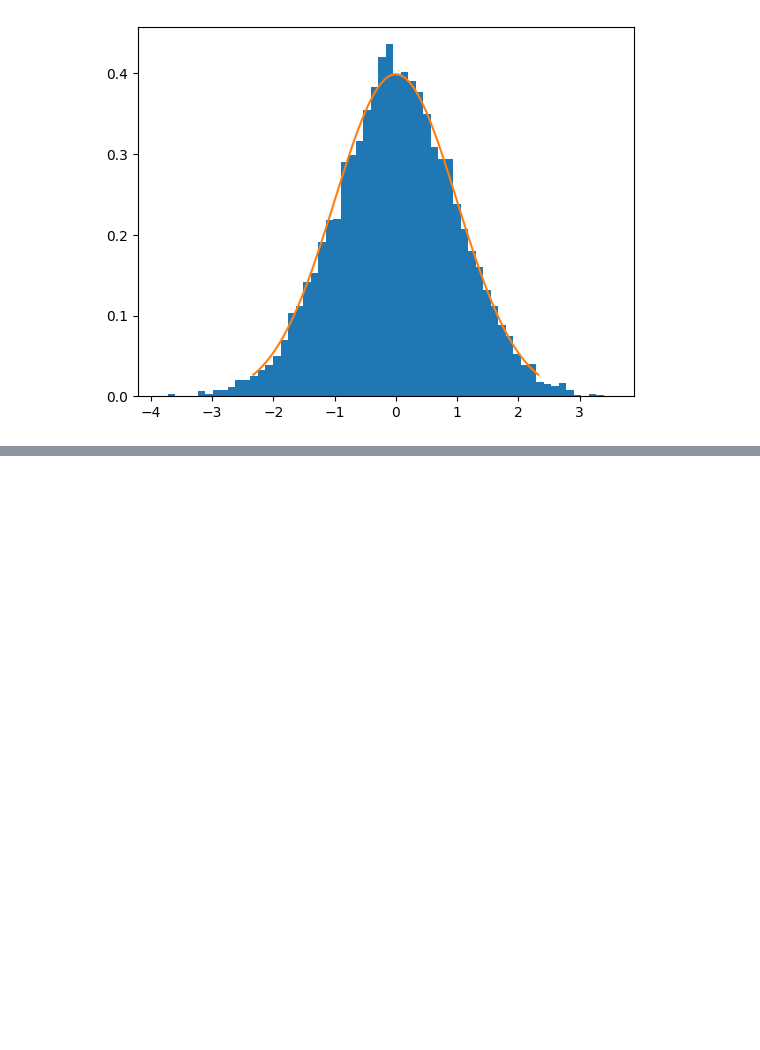
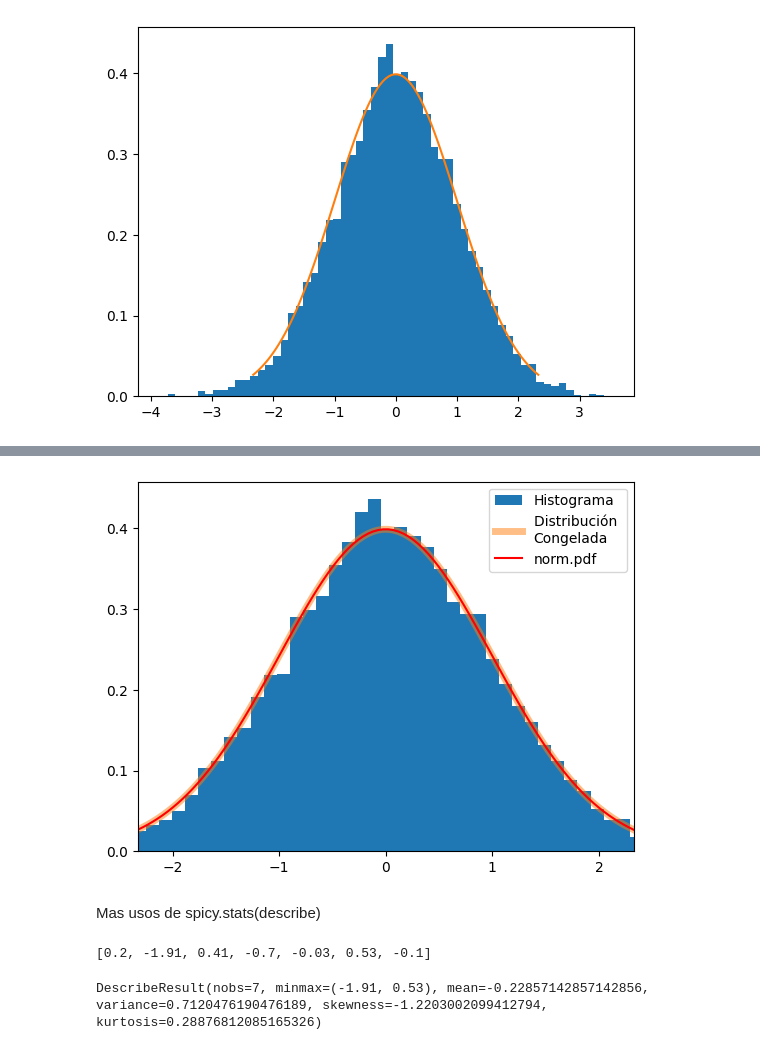
Before and after one commit to JhonZafra/Statistic_Concepts, a Jupyter notebook: SemanaVIII/Inferencial.ipynb, the cells around one changed output, grey strips where cells are left out. Drawn from its saved outputs; the diff is of its cells as text; code cells hidden in the pictures; blank space fills up the shorter version.

```diff
--- a/SemanaVIII/Inferencial.ipynb
+++ b/SemanaVIII/Inferencial.ipynb
@@ -237,0 +253,11 @@ len(cuentas)
+# %%
+plt.hist(r, bins= 'auto', density= True, label='Histograma')
+plt.plot(z, rv.pdf(z), lw = 5, alpha=0.5, label='Distribución \nCongelada')
+plt.plot(z, norm.pdf(z), color= 'red', label='norm.pdf')
+plt.xlim(z[0], z[-1])
+plt.legend()
+plt.show()
+# %% [output]
+[figure, added]
+# %% [markdown]
+Mas usos de spicy.stats(describe)
@@ -237,0 +266,11 @@ len(cuentas)
+# %%
+data = [0.2, -1.91, 0.41, -0.7, -0.03, 0.53, -0.1]
+data
+# %% [output]
+[0.2, -1.91, 0.41, -0.7, -0.03, 0.53, -0.1]
+# %%
+# Asimetría (skewness)
+# Curtosis (kurtosis)
+describe(data)
+# %% [output]
+DescribeResult(nobs=7, minmax=(-1.91, 0.53), mean=-0.22857142857142856, variance=0.7120476190476189, skewness=-1.2203002099412794, kurtosis=0.28876812085165326)
```
Also changed, not shown: parts of 41 cells of this notebook.
